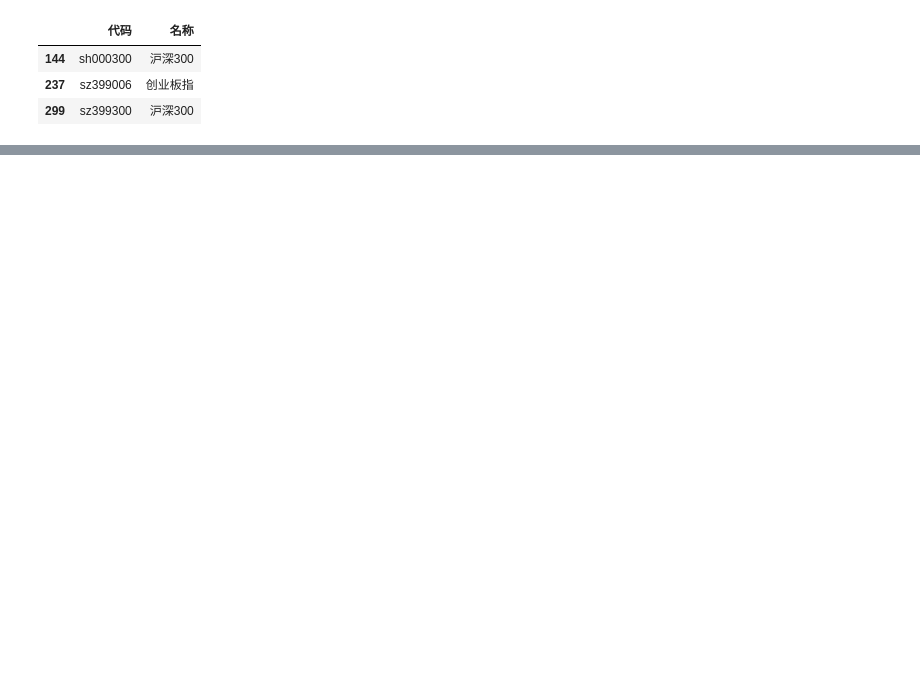
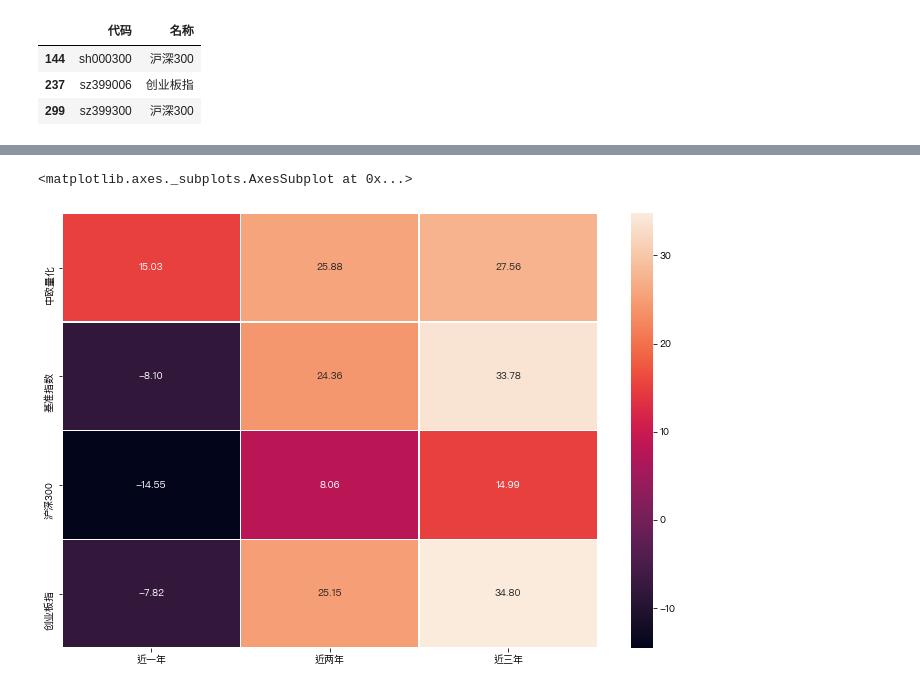
Before and after one commit to Seaaann/MyQuantReserch, a Jupyter notebook: Funds/ResearchTemplate.ipynb, the cells around one changed output, grey strips where cells are left out. Drawn from its saved outputs; the diff is of its cells as text; code cells hidden in the pictures; blank space fills up the shorter version.

```diff
--- a/Funds/ResearchTemplate.ipynb
+++ b/Funds/ResearchTemplate.ipynb
@@ -68,0 +114,13 @@ fund_value = fund_value.set_index('净值日期')
+# %%
+# comp_df.reset_index(inplace=True)
+HS300_df = comp_df[['净值日期','sh000300']]
+CYZH_df = comp_df[['净值日期', 'sz399006']]
+JZZH_df = comp_df[['净值日期', '基准指数']]
+
+HS300_df.columns = ['净值日期', '单位净值']
+CYZH_df.columns = ['净值日期', '单位净值']
+JZZH_df.columns = ['净值日期', '单位净值']
+
+HS300_df = daily_return(HS300_df)
+CYZH_df = daily_return(CYZH_df)
+JZZH_df = daily_return(JZZH_df)
@@ -68,0 +150,3 @@ fund_value = fund_value.set_index('净值日期')
+# %%
+comp_df = comp_df.drop(['level_0', 'index'], axis=1)
+comp_df
@@ -68,0 +167,18 @@ fund_value = fund_value.set_index('净值日期')
+# %%
+## make three time slots
+
+time_slots = pd.to_datetime(['2021-01-21', '2020-01-21', '2019-01-21'])
+columns = ['近一年', '近两年', '近三年']
+df_list = [comp_df, JZZH_df, HS300_df, CYZH_df]
+
+return_df = pd.DataFrame(index=['中欧量化','基准指数','沪深300','创业板指'])
+
+for i in range(len(time_slots)):
+    annualreturn = []
+    for df in df_list:
+        mask =  (df["净值日期"] >= time_slots[i]) & (df["净值日期"] <= end_date)
+        df = df.loc[mask]
+        annualreturn.append(return_metrics(df)[1]*100)
+    return_df[columns[i]] = annualreturn
+
+return_df
@@ -69 +191,7 @@ fund_value = fund_value.set_index('净值日期')
+# %%
+fig = plt.figure(figsize=(12,8))
+sns.heatmap(return_df, linewidths=.5, annot=True, fmt=".2f")
+# %% [output]
+<matplotlib.axes._subplots.AxesSubplot at 0x...>
+[figure, added]
 # %%
```
Also changed, not shown: parts of 30 cells of this notebook, 1 other file.
